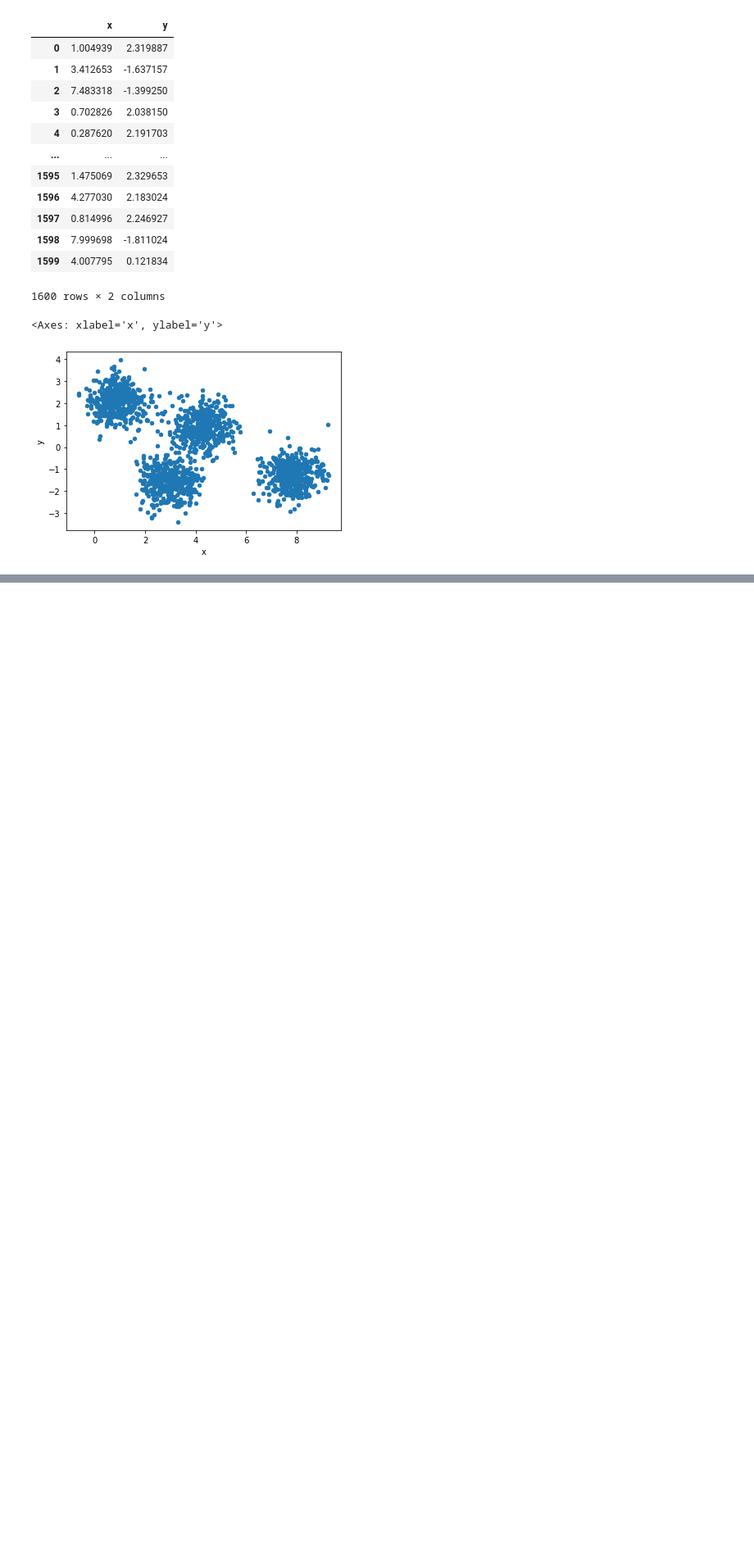
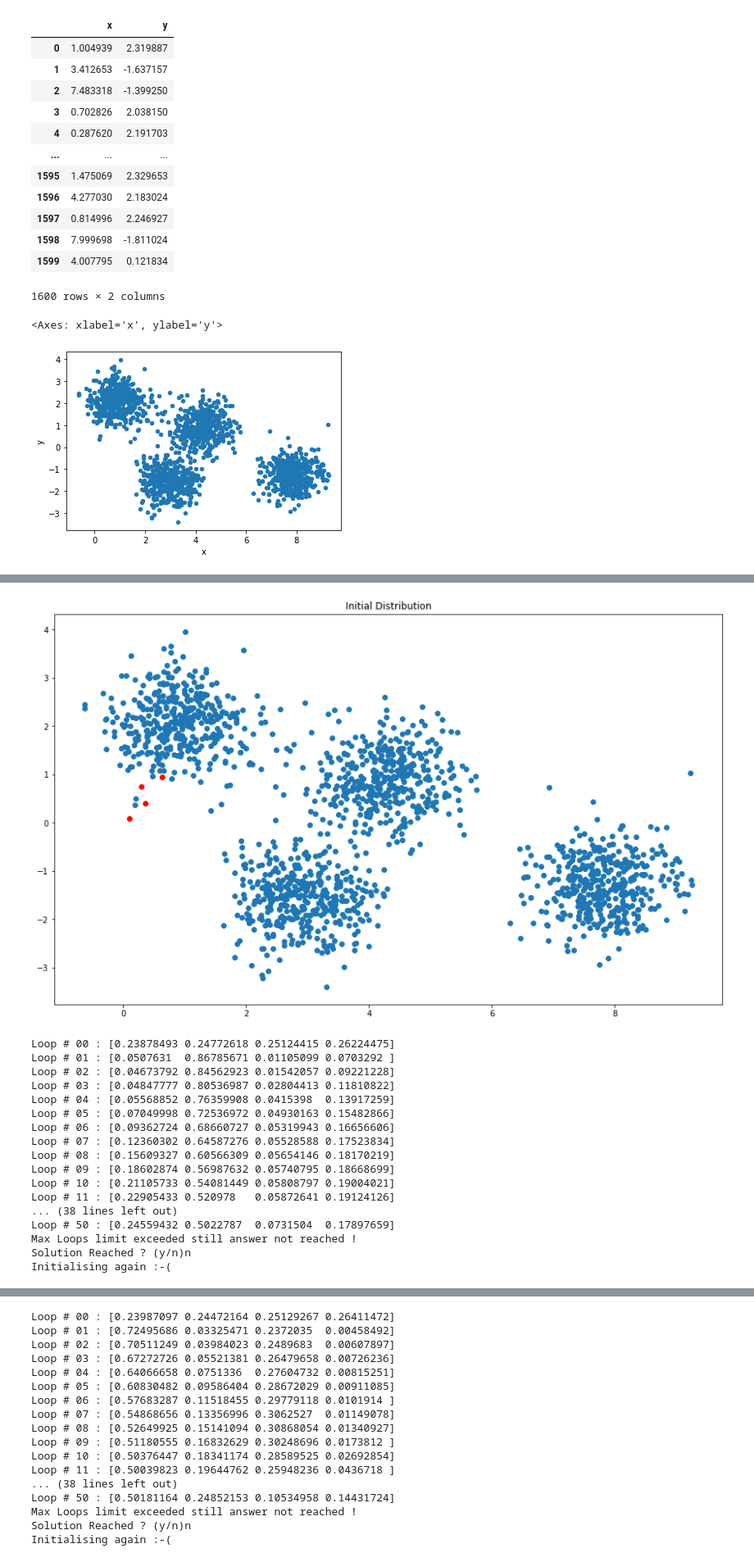
Before and after one commit to Ashirbad-Sarangi/gaussian_mixture_model, a Jupyter notebook: code/gaussian_mixture_model.ipynb, the cells around one changed output, grey strips where cells are left out. Shown: that part at 82% size. Drawn from its saved outputs; the diff is of its cells as text; code cells hidden in the pictures; blank space fills up the shorter version.

```diff
--- a/code/gaussian_mixture_model.ipynb
+++ b/code/gaussian_mixture_model.ipynb
@@ -68,10 +99,13 @@ print(probabilities)
 # %%
-ratio = 6/10
-width = 15
-figsize = (width, width*ratio)
-figure = graph.figure(figsize = figsize)
-graph.scatter(df_raw['x'],df_raw['y'])
-graph.scatter(means[0][0],means[0][1],c = 'red')
-graph.scatter(means[1][0],means[0][1],c = 'red')
-graph.scatter(means[2][0],means[0][1],c = 'red')
-graph.scatter(means[3][0],means[0][1],c = 'red')
+def final_solution(means):
+    ratio = 6/10
+    width = 15
+    figsize = (width, width*ratio)
+    figure = graph.figure(figsize = figsize)
+    graph.scatter(df_raw['x'],df_raw['y'])
+    graph.scatter(means[0][0],means[0][1],c = 'red')
+    graph.scatter(means[1][0],means[1][1],c = 'red')
+    graph.scatter(means[2][0],means[2][1],c = 'red')
+    graph.scatter(means[3][0],means[3][1],c = 'red')
+    graph.title("Final Solution")
+    graph.show()
@@ -453,30 +112,62 @@ errors = []
 # %%
-tolerance = 1e-2
+means, sigmas, probabilities = initialise()
 
 converged = False
-while not converged :
+solution_reached = False
+p_i_old = [1]
+loops = 0
+while not solution_reached :
+    loops = loops + 1
     p_i = []
     for cluster in range(0,number_of_clusters) :
         p_ij = []
         for datapoint in range(0 , number_of_datapoints) :
             x = maths.array(df_raw.iloc[datapoint]).reshape(-1,1)
             det = maths.linalg.det(sigmas[cluster])
             inv = maths.linalg.inv(sigmas[cluster])
             p_ij.append(probabilities[cluster] *  multivariate_gaussian_distribution(x, means[cluster], inv, det))
 
         p_i.append(maths.array(p_ij))
     p_i = maths.matrix(p_i)
     p_i = p_i / p_i.sum(axis = 0)
 
+
     for cluster in range(0,number_of_clusters) :
         means[cluster] = ((p_i[cluster] @ df_raw )/p_i[cluster].sum()).T
         sigma = 0
         for datapoint in range(number_of_datapoints) :
             x = maths.array(df_raw.iloc[datapoint]).reshape(-1,1)
             sigma = sigma + p_i[cluster,datapoint] * (x - means[cluster]) @ (x - means[cluster]).T
-        sigma = sigma / (p_i[cluster].sum() - 1)
+        sigmas[cluster] = sigma / (p_i[cluster].sum() - 1)
         probabilities[cluster] = p_i[cluster].sum()/number_of_datapoints
 
-#         for datapoint
 
-    converged = True
+
+    converged = has_converged(probabilities, loops)
+    if  converged :
+        solution_reached = str(input("Solution Reached ? (y/n)")) == 'y'
+        if not solution_reached:
+            print("Initialising again :-(")
+            means, sigmas, probabilities = initialise()
+            loops = 0
+        if solution_reached :
+            final_solution(means)
+# %% [output]
+[figure, added]
+Loop # 00 : [0.23878493 0.24772618 0.25124415 0.26224475]
+Loop # 01 : [0.0507631  0.86785671 0.01105099 0.0703292 ]
+Loop # 02 : [0.04673792 0.84562923 0.01542057 0.09221228]
+Loop # 03 : [0.04847777 0.80536987 0.02804413 0.11810822]
+Loop # 04 : [0.05568852 0.76359908 0.0415398  0.13917259]
+Loop # 05 : [0.07049998 0.72536972 0.04930163 0.15482866]
+Loop # 06 : [0.09362724 0.68660727 0.05319943 0.16656606]
+Loop # 07 : [0.12360302 0.64587276 0.05528588 0.17523834]
+Loop # 08 : [0.15609327 0.60566309 0.05654146 0.18170219]
+Loop # 09 : [0.18602874 0.56987632 0.05740795 0.18668699]
+Loop # 10 : [0.21105733 0.54081449 0.05808797 0.19004021]
+Loop # 11 : [0.22905433 0.520978   0.05872641 0.19124126]
+... (38 lines left out)
+Loop # 50 : [0.24559432 0.5022787  0.0731504  0.17897659]
+Max Loops limit exceeded still answer not reached !
+Solution Reached ? (y/n)n
+Initialising again :-(
@@ -482,0 +175,17 @@ while not converged :
+Loop # 00 : [0.23987097 0.24472164 0.25129267 0.26411472]
+Loop # 01 : [0.72495686 0.03325471 0.2372035  0.00458492]
+Loop # 02 : [0.70511249 0.03984023 0.2489683  0.00607897]
+Loop # 03 : [0.67272726 0.05521381 0.26479658 0.00726236]
+Loop # 04 : [0.64066658 0.0751336  0.27604732 0.00815251]
+Loop # 05 : [0.60830482 0.09586404 0.28672029 0.00911085]
+Loop # 06 : [0.57683287 0.11518455 0.29779118 0.0101914 ]
+Loop # 07 : [0.54868656 0.13356996 0.3062527  0.01149078]
+Loop # 08 : [0.52649925 0.15141094 0.30868054 0.01340927]
+Loop # 09 : [0.51180555 0.16832629 0.30248696 0.0173812 ]
+Loop # 10 : [0.50376447 0.18341174 0.28589525 0.02692854]
+Loop # 11 : [0.50039823 0.19644762 0.25948236 0.0436718 ]
+... (38 lines left out)
+Loop # 50 : [0.50181164 0.24852153 0.10534958 0.14431724]
+Max Loops limit exceeded still answer not reached !
+Solution Reached ? (y/n)n
+Initialising again :-(
```
Also changed, not shown: parts of 33 cells of this notebook.
